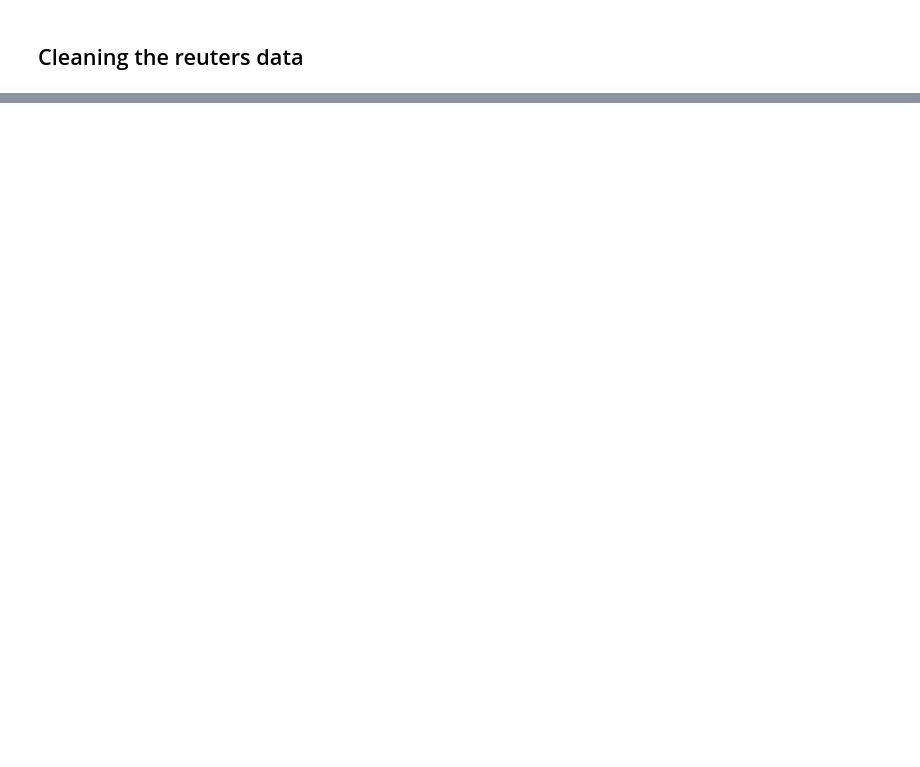
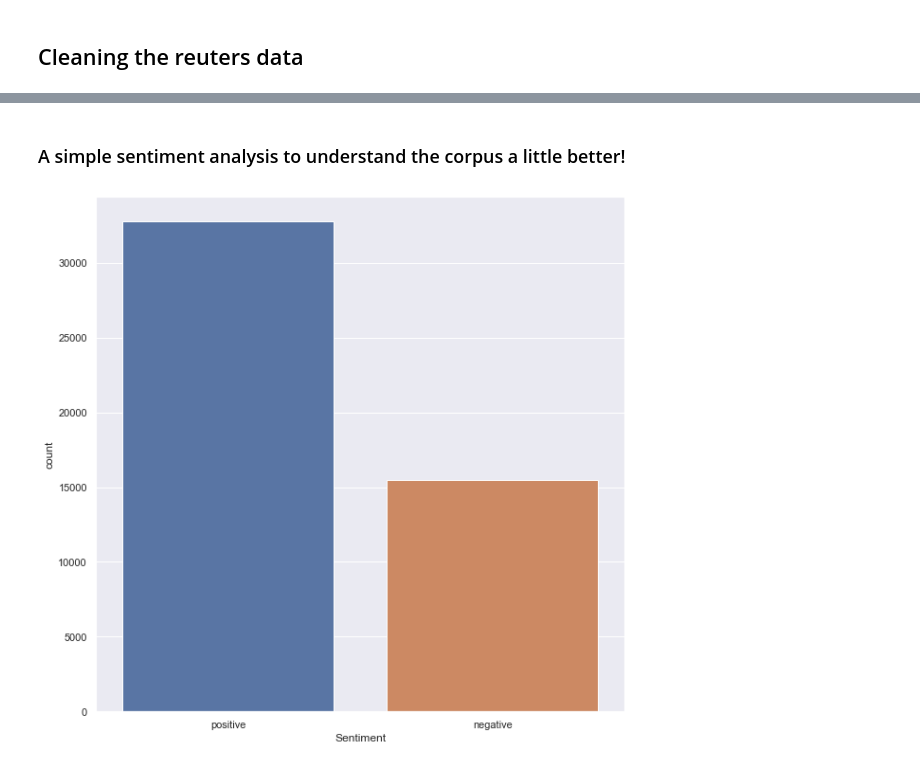
Before and after one commit to rajesh-gupta-14/Multi-Label-Classification, a Jupyter notebook: main-nb.ipynb, the cells around one changed output, grey strips where cells are left out. Saved outputs shown, nothing was run; the diff lists cells and outputs as text; code cells hidden in the pictures; blank space fills up the shorter version.

```diff
--- a/main-nb.ipynb
+++ b/main-nb.ipynb
@@ -55,0 +175,17 @@ reuters_raw_df.head(5)
+# %% [markdown]
+### A simple sentiment analysis to understand the corpus a little better!
+# %%
+# Getting the polarity score of input text
+reuters_clean_df["polarity_score"] = reuters_clean_df["input"].apply(get_polarity)
+# %%
+# Getting the sentiment of the input text
+reuters_clean_df["sentiment"] = reuters_clean_df["polarity_score"].apply(lambda obj: "positive" if obj>0 else "negative")
+# %%
+# Visualizing the word cloud
+plt.figure(figsize = (10, 10))
+sns.set(font_scale=1)
+ax = sns.countplot(x="sentiment", data=reuters_clean_df)
+ax.set_xlabel("Sentiment")
+plt.show()
+# %% [output]
+[figure, added]
```
Also changed, not shown: parts of 49 cells of this notebook, 10 other files.
